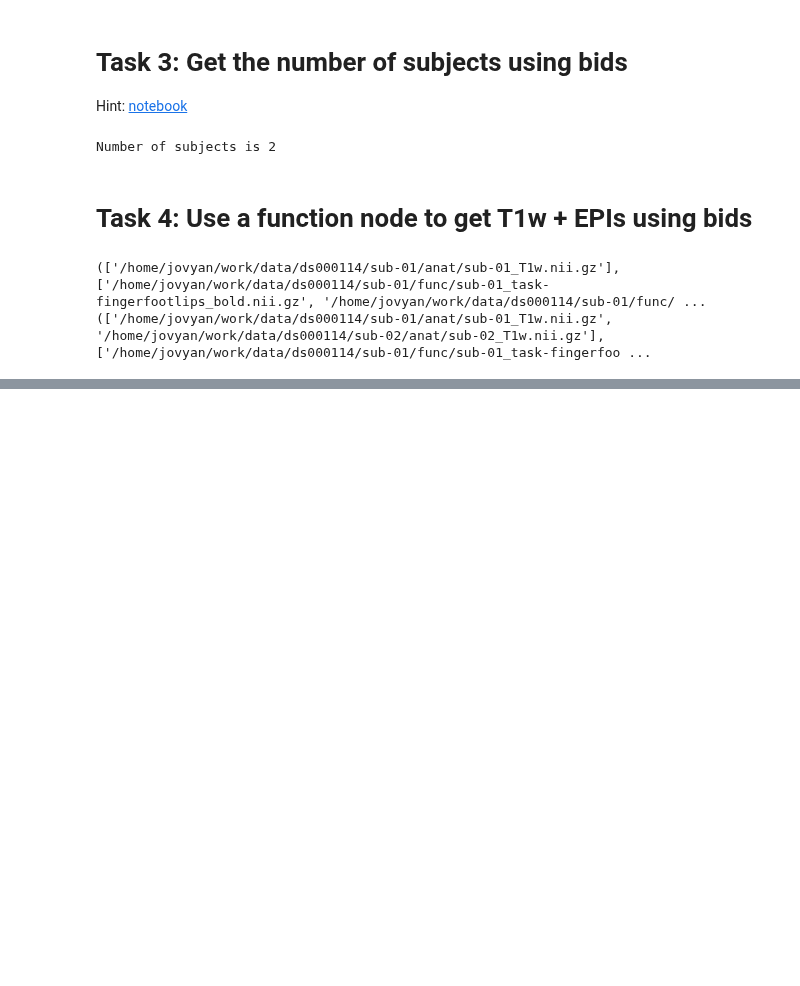
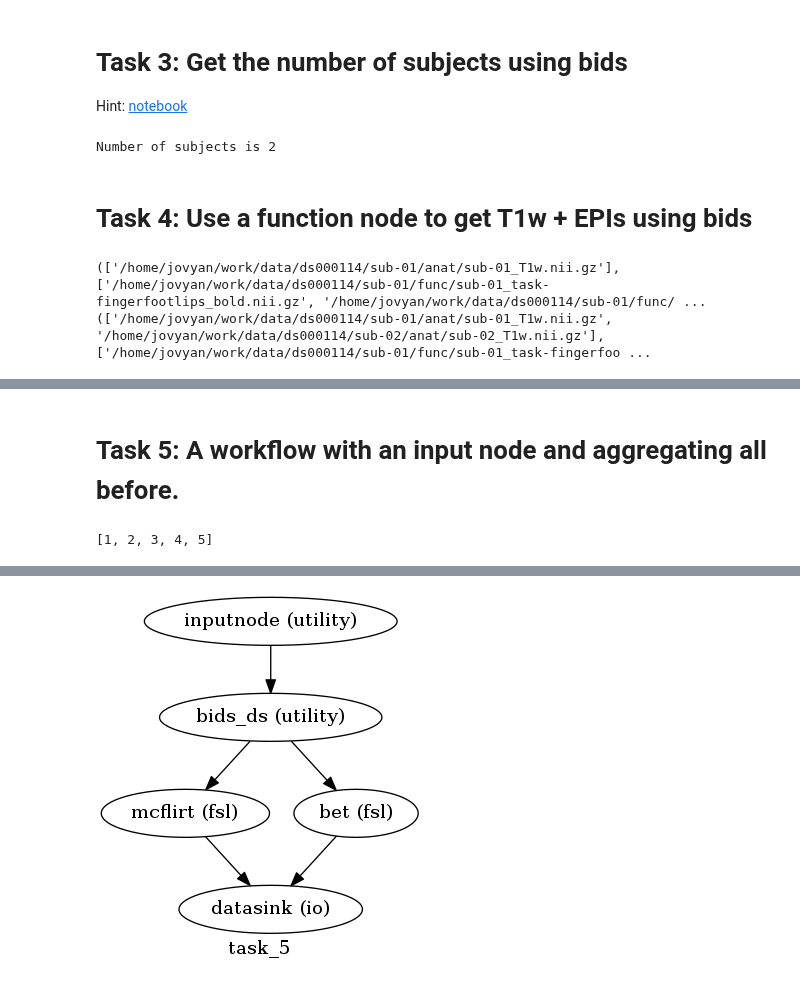
Before and after one commit to nipy/workshops, a Jupyter notebook: 170327-nipype/notebooks/nipype_101_tasks/Day4.ipynb, the cells around one changed output, grey strips where cells are left out. Drawn from its saved outputs; the diff is of its cells as text; code cells hidden in the pictures; blank space fills up the shorter version.

Commit message:
add task 5

```diff
--- a/170327-nipype/notebooks/nipype_101_tasks/Day4.ipynb
+++ b/170327-nipype/notebooks/nipype_101_tasks/Day4.ipynb
@@ -147,2 +159,42 @@ print(res.outputs.epi)
 ['/home/jovyan/work/data/ds000114/sub-01/anat/sub-01_T1w.nii.gz', '/home/jovyan/work/data/ds000114/sub-02/anat/sub-02_T1w.nii.gz']
 ['/home/jovyan/work/data/ds000114/sub-01/func/sub-01_task-fingerfootlips_bold.nii.gz', '/home/jovyan/work/data/ds000114/sub-01/func/sub-01_task-linebisection_bold.nii.gz', '/home/jovyan/work/data/ds00 ...
+# %% [markdown]
+# Task 5: A workflow with an input node and aggregating all before.
+# %%
+# We will need this little function
+def _flatten(inlist):
+    return [el for l in inlist for el in l]
+
+print(_flatten([[1, 2], [3], [4, 5]]))
+# %% [output]
+[1, 2, 3, 4, 5]
+# %%
+from nipype.interfaces.utility import IdentityInterface, Rename
+from nipype.interfaces.io import DataSink
+
+inputs_node = Node(IdentityInterface(
+    fields=['subject_id']), name='inputnode'
+)
+bids_node = MapNode(Function(input_names=['subject_id', 'dataset_dir'], output_names=['t1w', 'epi'],
+                             function=get_info),
+                    name='bids_ds',
+                    iterfield=['subject_id']
+)
+bet_node = MapNode(fsl.BET(), name='bet', iterfield=['in_file'])
+mcflirt_node = MapNode(fsl.MCFLIRT(), name='mcflirt', iterfield=['in_file'])
+
+ds_node = Node(DataSink(
+    base_directory='/home/jovyan/work/workshops/170327-'
+                   'nipype/notebooks/nipype_101_tasks/nipype_outputs'),
+               name='datasink')
+
+wf = Workflow('task_5')
+wf.base_dir = 'nipypework'
+wf.connect(inputs_node, 'subject_id', bids_node, 'subject_id')
+wf.connect(bids_node, ('t1w', _flatten), bet_node, 'in_file')
+wf.connect(bids_node, ('epi', _flatten), mcflirt_node, 'in_file')
+wf.connect(bet_node, 'out_file', ds_node, 't1w')
+wf.connect(mcflirt_node, 'out_file', ds_node, 'epi')
+
+Image(wf.write_graph())
+# %% [output]
@@ -148,0 +203 @@ print(res.outputs.epi)
+[figure, added]
```
Also changed, not shown: parts of 8 cells of this notebook.
